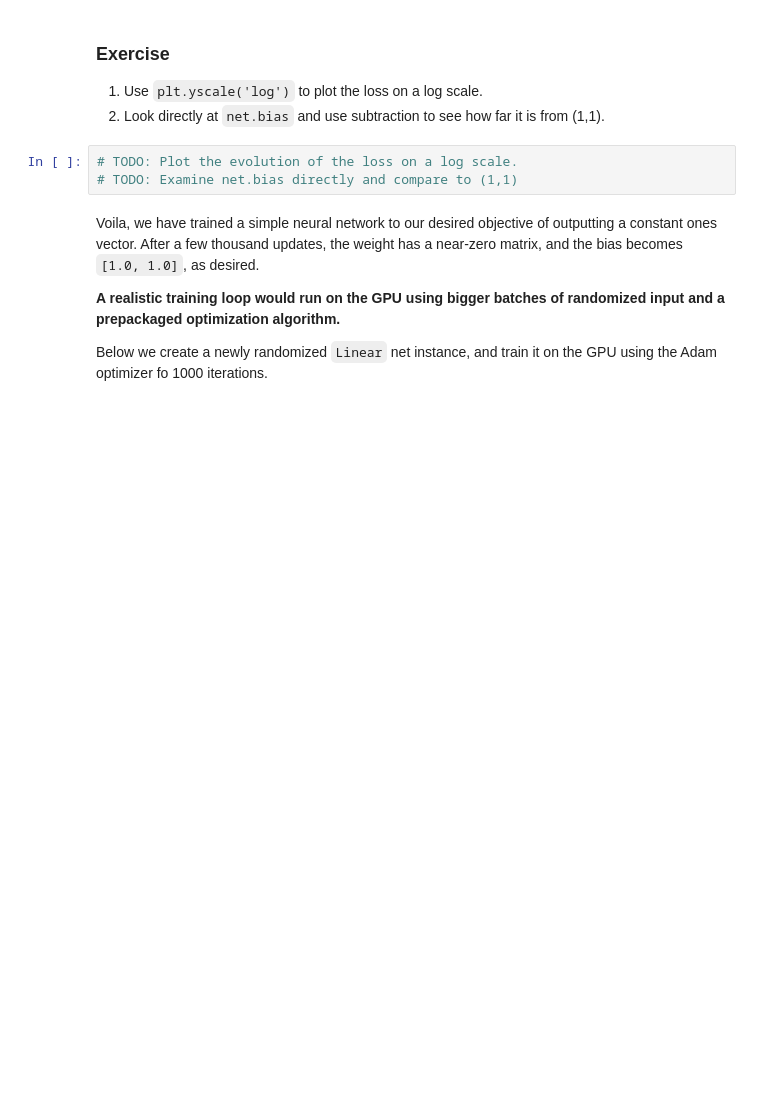
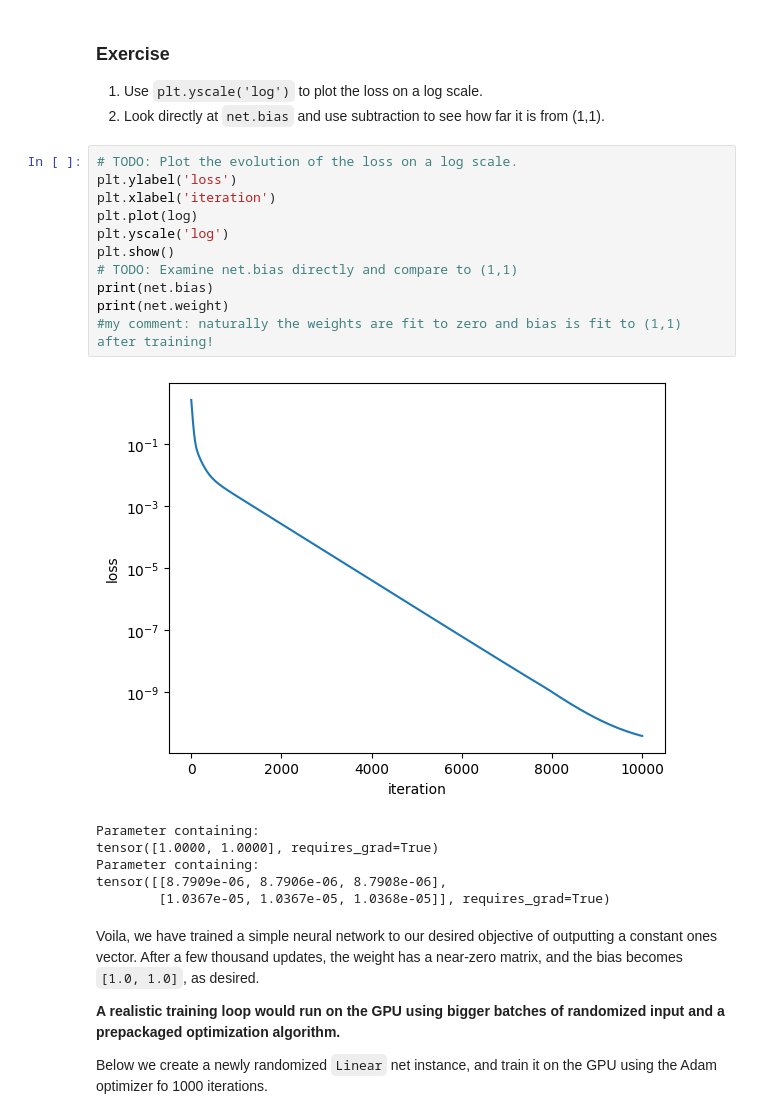
Before and after one commit to Kuroushall/how-to-read-pytorch, a Jupyter notebook: notebooks/4-Pytorch-Modules.ipynb, the cells around one changed output. Saved outputs shown, nothing was run; the diff lists cells and outputs as text; blank space fills up the shorter version.

```diff
--- a/notebooks/4-Pytorch-Modules.ipynb
+++ b/notebooks/4-Pytorch-Modules.ipynb
@@ -226,7 +220,22 @@ tensor([1.0000, 1.0000], requires_grad=True)
 2. Look directly at `net.bias` and use subtraction to see how far it is from (1,1).
 # %%
 # TODO: Plot the evolution of the loss on a log scale.
+plt.ylabel('loss')
+plt.xlabel('iteration')
+plt.plot(log)
+plt.yscale('log')
+plt.show()
 # TODO: Examine net.bias directly and compare to (1,1)
+print(net.bias)
+print(net.weight)
+#my comment: naturally the weights are fit to zero and bias is fit to (1,1) after training!
+# %% [output]
+[figure, added]
+Parameter containing:
+tensor([1.0000, 1.0000], requires_grad=True)
+Parameter containing:
+tensor([[8.7909e-06, 8.7906e-06, 8.7908e-06],
+        [1.0367e-05, 1.0367e-05, 1.0368e-05]], requires_grad=True)
 # %% [markdown]
 Voila, we have trained a simple neural network to our desired objective of outputting a constant ones vector.  After a few thousand updates, the weight has a near-zero matrix, and the bias becomes `[1.0, 1.0]`, as desired.
 
```
Also changed, not shown: parts of 5 cells of this notebook.
